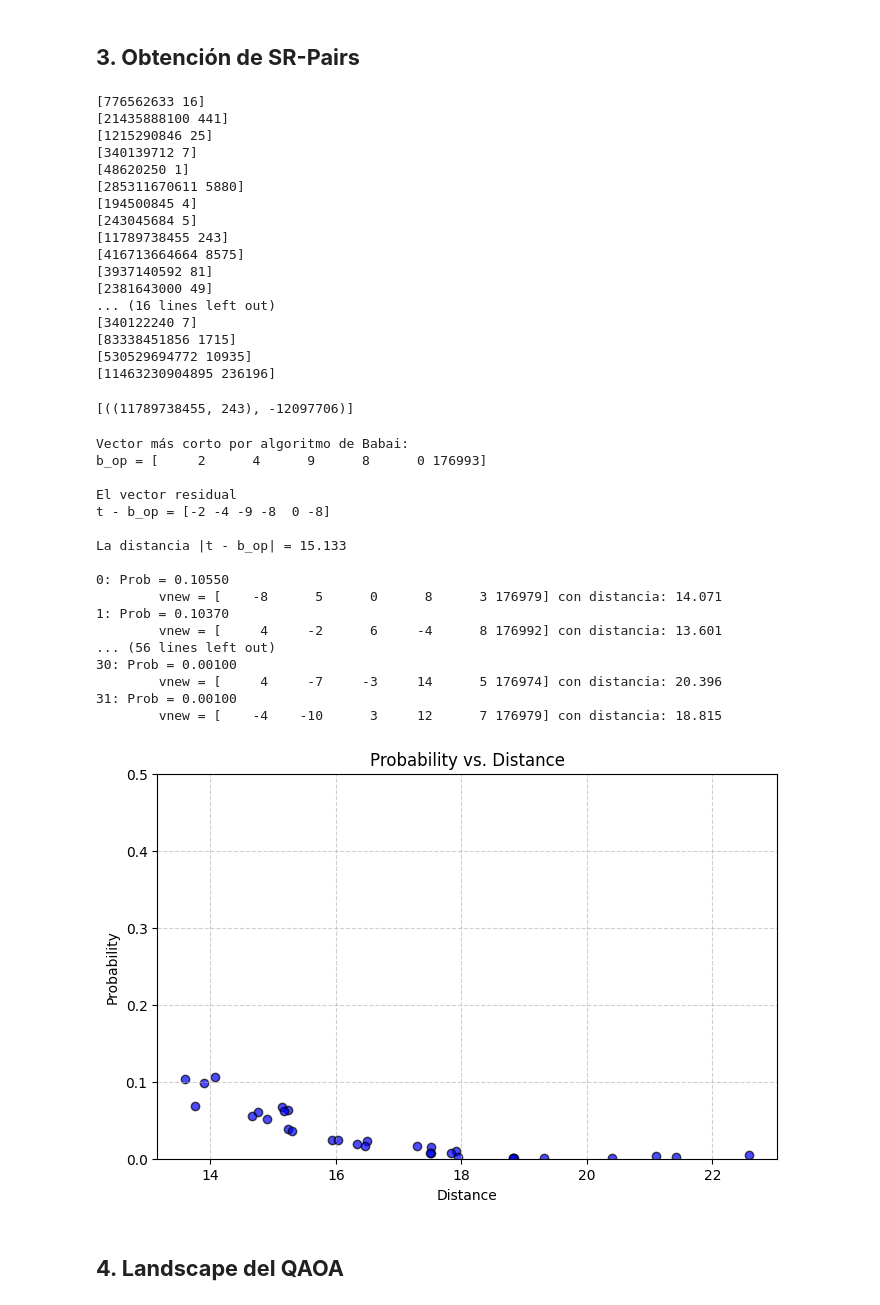
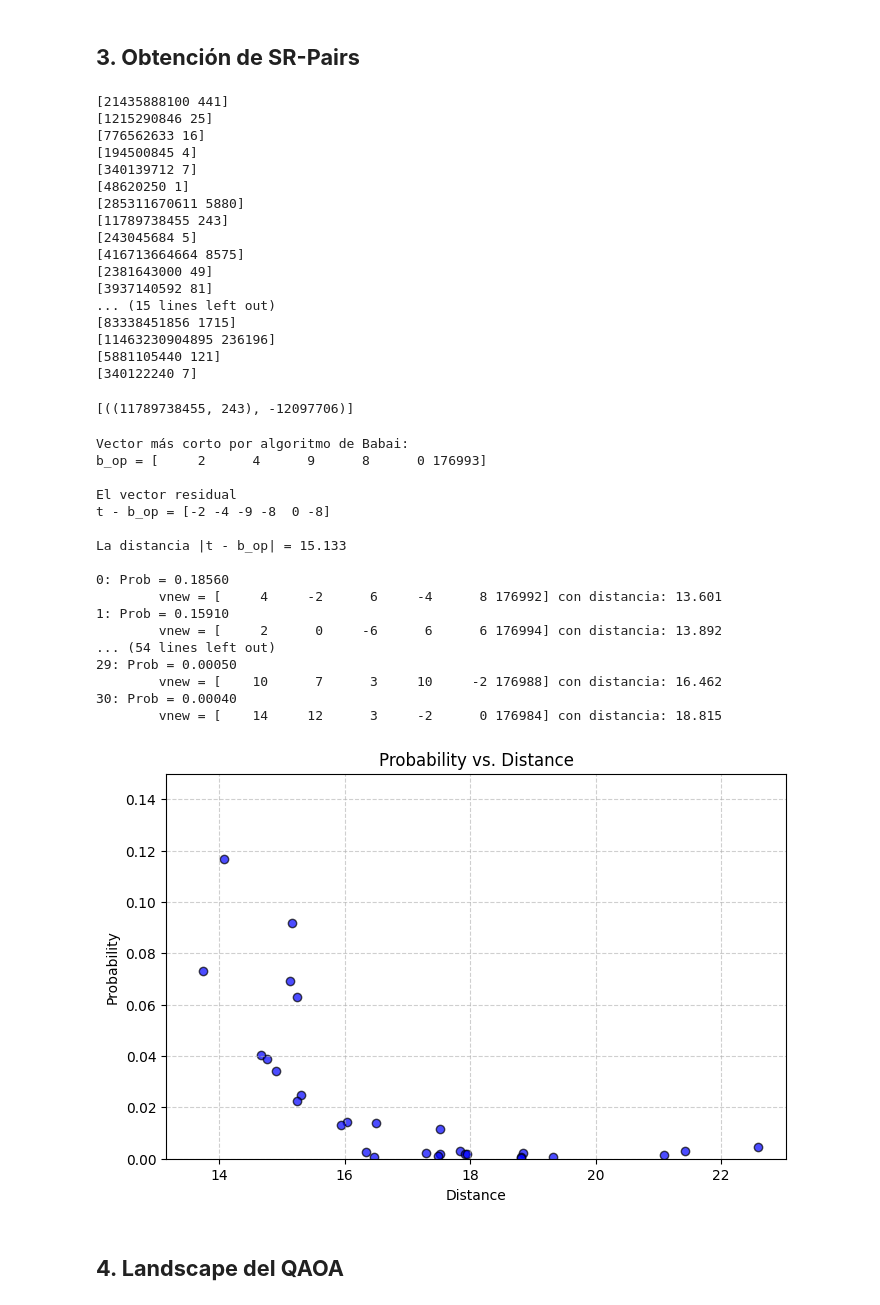
Before and after one commit to zhengzhu14/TFG_GII, a Jupyter notebook: P2_casos_simples/5QubitCase.ipynb, the cells around one changed output. Saved outputs shown, nothing was run; the diff lists cells and outputs as text; code cells hidden in the pictures.

```diff
--- a/P2_casos_simples/5QubitCase.ipynb
+++ b/P2_casos_simples/5QubitCase.ipynb
@@ -97,8 +100,11 @@ print(formatted_h)
 # %% [output]
 9.000IIIIZ + -32.000IIIZI + 16.000IIZII + -4.000IZIII + -33.500ZIIII + -13.500IIIZZ + 3.500IIZIZ + 18.000IZIIZ + -17.500ZIIIZ + -29.000IIZZI + 19.500IZIZI + 34.000ZIIZI + -31.500IZZII + 2.500ZIZII + - ...
 # %%
-circuit5 = q.construct_circuit(Hc5, reps= 1)
+circuit5 = q.construct_circuit(Hc5, reps= 2)
 print(circuit5)
+fig = circuit5.draw('mpl') #Muestro el circuito
+fig.savefig("figures/circuito_5cubits_p2.png", dpi = 150, bbox_inches = "tight")
+fig
 # %% [output]
      ┌───┐ ┌─────────────┐                                              »
 q_0: ┤ H ├─┤ Rz(18*γ[0]) ├───■────────────────■────────────■────────────»
@@ -186,23 +195,23 @@ uv_pairs5 = sl.vectors2uv_pairs(nB5, vnew5, fiveQubit.n)
 for pair5 in uv_pairs5:
     print(pair5)
 # %% [output]
-[776562633 16]
 [21435888100 441]
 [1215290846 25]
+[776562633 16]
+[194500845 4]
 [340139712 7]
 [48620250 1]
 [285311670611 5880]
-[194500845 4]
+[11789738455 243]
 [243045684 5]
-[11789738455 243]
 [416713664664 8575]
+[2381643000 49]
 [3937140592 81]
-[2381643000 49]
-... (16 lines left out)
+... (15 lines left out)
+[83338451856 1715]
+[11463230904895 236196]
+[5881105440 121]
 [340122240 7]
-[83338451856 1715]
-[530529694772 10935]
-[11463230904895 236196]
 # %%
 sr_pairs5 = sl.uv_pairs2sr_pairs(uv_pairs5, fiveQubit)
 print(sr_pairs5)
@@ -221,34 +230,34 @@ t - b_op = [-2 -4 -9 -8  0 -8]
 
 La distancia |t - b_op| = 15.133
 
-0: Prob = 0.10550
-        vnew = [    -8      5      0      8      3 176979] con distancia: 14.071
-1: Prob = 0.10370
+0: Prob = 0.18560
         vnew = [     4     -2      6     -4      8 176992] con distancia: 13.601
-... (56 lines left out)
-30: Prob = 0.00100
-        vnew = [     4     -7     -3     14      5 176974] con distancia: 20.396
-31: Prob = 0.00100
-        vnew = [    -4    -10      3     12      7 176979] con distancia: 18.815
+1: Prob = 0.15910
+        vnew = [     2      0     -6      6      6 176994] con distancia: 13.892
+... (54 lines left out)
+29: Prob = 0.00050
+        vnew = [    10      7      3     10     -2 176988] con distancia: 16.462
+30: Prob = 0.00040
+        vnew = [    14     12      3     -2      0 176984] con distancia: 18.815
 # %%
 plt.figure(figsize=(8, 5))
 
 # Creating the scatter plot
 plt.scatter(distances5, probs5, color='blue', edgecolors='black', alpha=0.7)
 
 # Adding labels and title
 plt.xlabel('Distance')
 plt.ylabel('Probability')
 plt.title('Probability vs. Distance')
 
 # Setting y-axis limit since you mentioned probs are <= 0.2
-plt.ylim(0, 0.5)
+plt.ylim(0, 0.15)
 
 plt.grid(True, linestyle='--', alpha=0.6)
 plt.savefig("figures/5QubitCase_ProbsDistances.png", dpi=150, bbox_inches="tight")
 plt.show()
 # %% [output]
-[figure, old version]
+[figure, new version]
 # %% [markdown]
 ## **4. Landscape del QAOA**
 # %%
```
Also changed, not shown: parts of 5 cells of this notebook, 25 other files.
